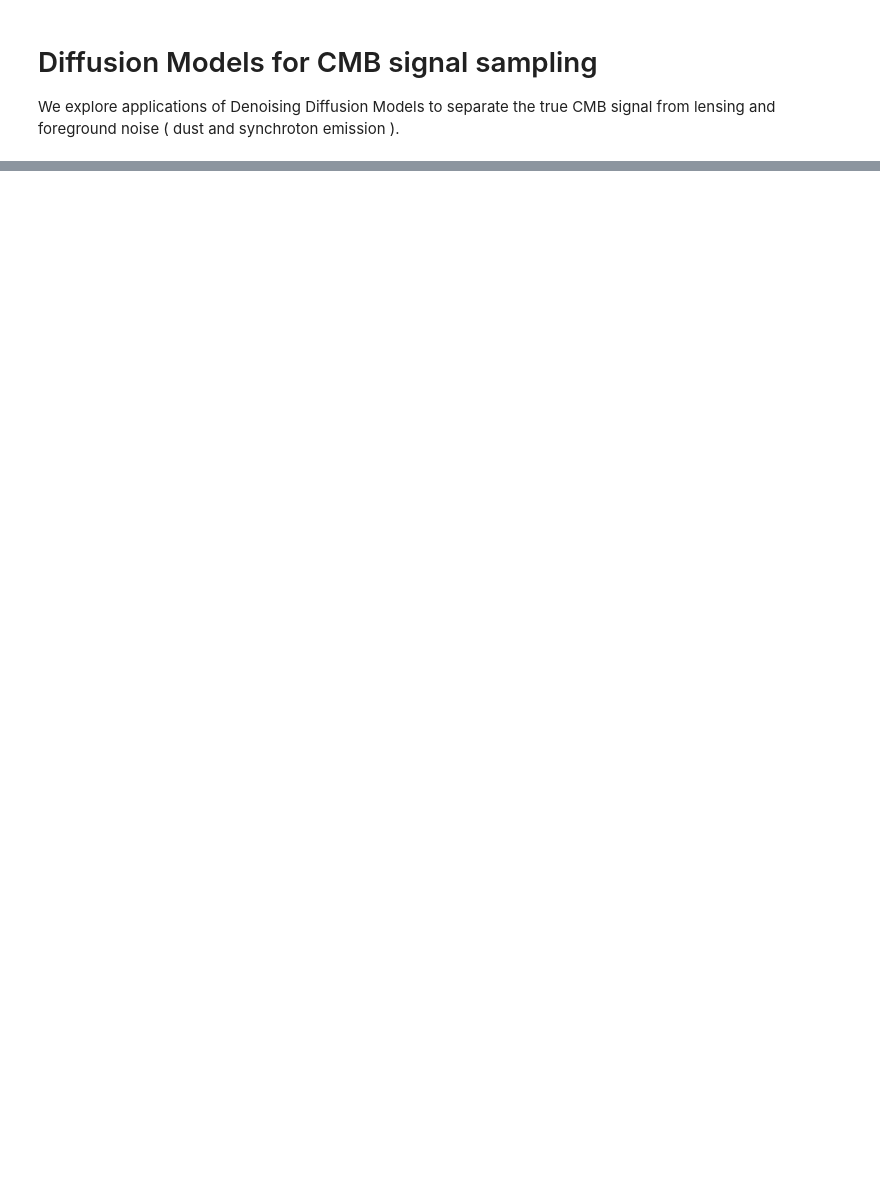
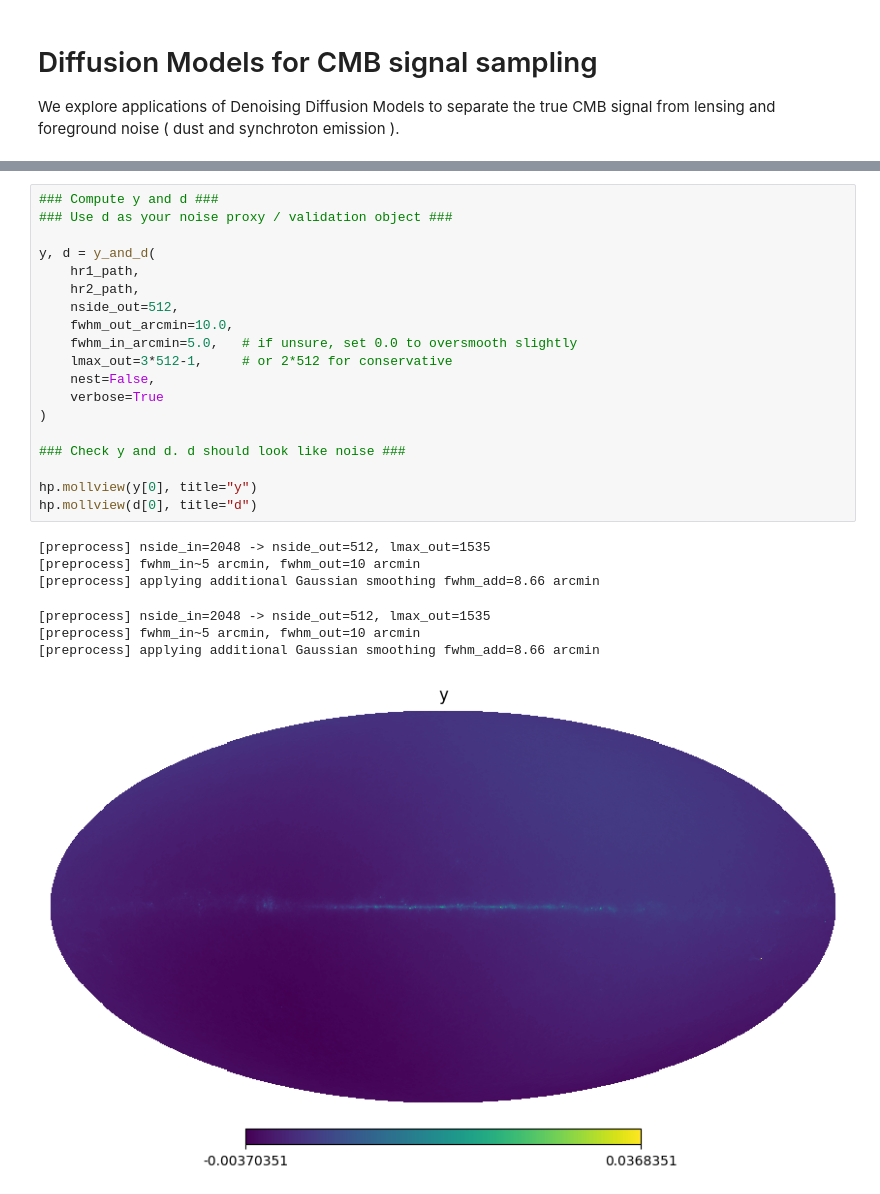
Before and after one commit to dprovaso/Diffusion-model-with-pytorch, a Jupyter notebook: dm_cmb.ipynb, the cells around one changed output, grey strips where cells are left out. Drawn from its saved outputs; the diff is of its cells as text; blank space fills up the shorter version.

Commit message:
Simulated power spectrum and foreground noise

```diff
--- a/dm_cmb.ipynb
+++ b/dm_cmb.ipynb
@@ -64,0 +259,27 @@ sky2.components
+# %%
+### Compute y and d ###
+### Use d as your noise proxy / validation object ###
+
+y, d = y_and_d(
+    hr1_path,
+    hr2_path,
+    nside_out=512,
+    fwhm_out_arcmin=10.0,
+    fwhm_in_arcmin=5.0,   # if unsure, set 0.0 to oversmooth slightly
+    lmax_out=3*512-1,     # or 2*512 for conservative
+    nest=False,
+    verbose=True
+)
+
+### Check y and d. d should look like noise ###
+
+hp.mollview(y[0], title="y")
+hp.mollview(d[0], title="d")
+# %% [output]
+[preprocess] nside_in=2048 -> nside_out=512, lmax_out=1535
+[preprocess] fwhm_in~5 arcmin, fwhm_out=10 arcmin
+[preprocess] applying additional Gaussian smoothing fwhm_add=8.66 arcmin
+[preprocess] nside_in=2048 -> nside_out=512, lmax_out=1535
+[preprocess] fwhm_in~5 arcmin, fwhm_out=10 arcmin
+[preprocess] applying additional Gaussian smoothing fwhm_add=8.66 arcmin
+[figure, added]
```
Also changed, not shown: parts of 23 cells of this notebook, 1 other file.
